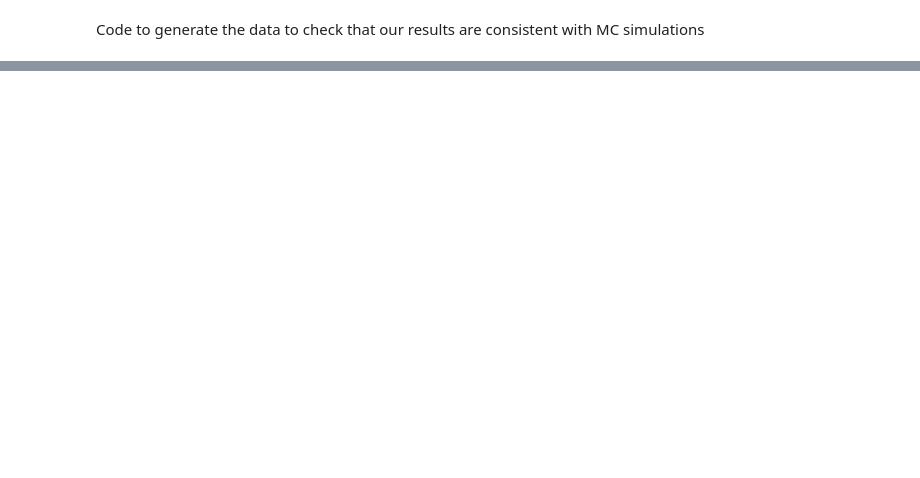
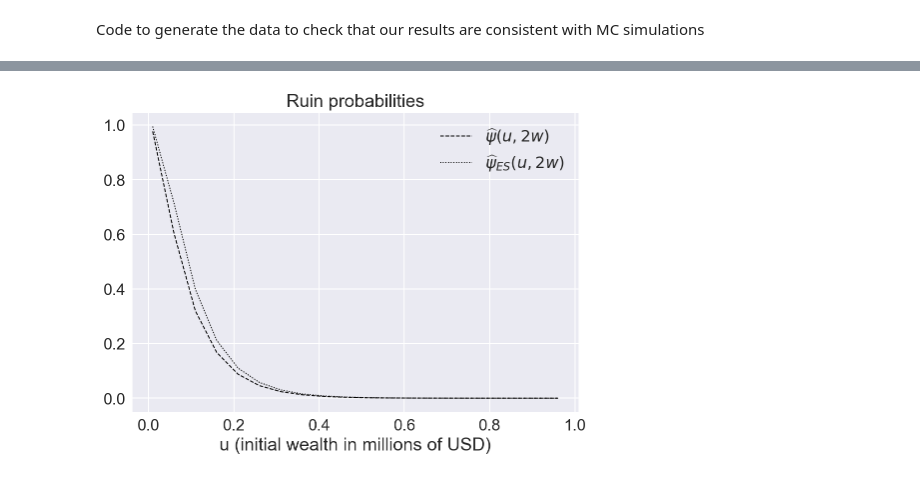
Before and after one commit to LaGauffre/Blockchain_mining_risk_analysis, a Jupyter notebook: Python/supplementary_material_notebook.ipynb, the cells around one changed output, grey strips where cells are left out. Saved outputs shown, nothing was run; the diff lists cells and outputs as text; code cells hidden in the pictures; blank space fills up the shorter version.

```diff
--- a/Python/supplementary_material_notebook.ipynb
+++ b/Python/supplementary_material_notebook.ipynb
@@ -156,0 +141,21 @@ sns.scatterplot(x="u", y="V_u_T",
+# %%
+p, t = p_seq[2], t_seq[0]
+for p in p_seq:
+
+    subset_AG_df = rp_AG_df[(V_AG_df['t'] == t) & (rp_AG_df['p'] == p)]
+    subset_ES = ψ_V_MC_df[(ψ_V_MC_df['t'] == t) & (ψ_V_MC_df['p'] == p) & (ψ_V_MC_df['strategy'] == "ES") ]
+    subset_AG_MC = ψ_V_MC_df[(ψ_V_MC_df['t'] == t) & (ψ_V_MC_df['p'] == p) & (ψ_V_MC_df['strategy'] == "AG") ]
+    plt.clf()
+    plt.plot(u_vec / 1e6 , subset_AG_df.ψ_T, '-', label = '$\widehat{\psi}(u,2w)$', linestyle = 'dashed', color = 'k', linewidth=1)
+    plt.plot(u_vec / 1e6, subset_ES.ψ_u_T, linestyle = 'dotted', label = '$\widehat{\psi}_{ES}(u,2w)$', color = 'k', linewidth=1)
+    plt.fill_between(u_vec/ 1e6, subset_ES['ψ_u_T_up'].values,
+    subset_ES['ψ_u_T_low'].values, alpha=0.2, color = 'grey')
+    #     plt.fill_between(u_vec/ 1e6, subset_AG_MC['ψ_u_T_up'].values,
+    #     subset_AG_MC['ψ_u_T_low'].values, alpha=0.2, color = 'grey')
+    plt.xlabel('u (initial wealth in millions of USD)', fontsize = fontsize_axes)
+    plt.title('Ruin probabilities', fontsize = fontsize_axes)
+    plt.tick_params(labelsize=fontsize_ticker)
+    plt.legend(fontsize=fontsize_ticker)
+    plt.savefig("../Figures/comparison_rp_ES"+str(np.int(p*100))+".pdf", bbox_inches='tight')
+# %% [output]
+[figure, added]
```
Also changed, not shown: parts of 9 cells of this notebook, 36 other files.
